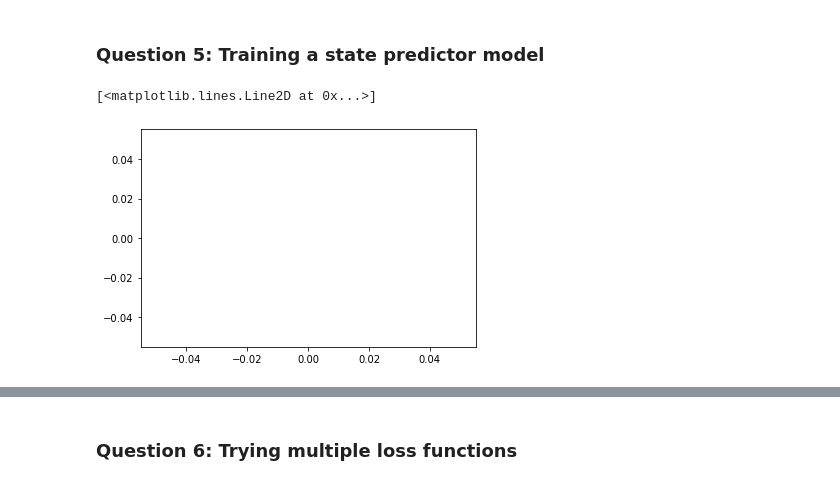
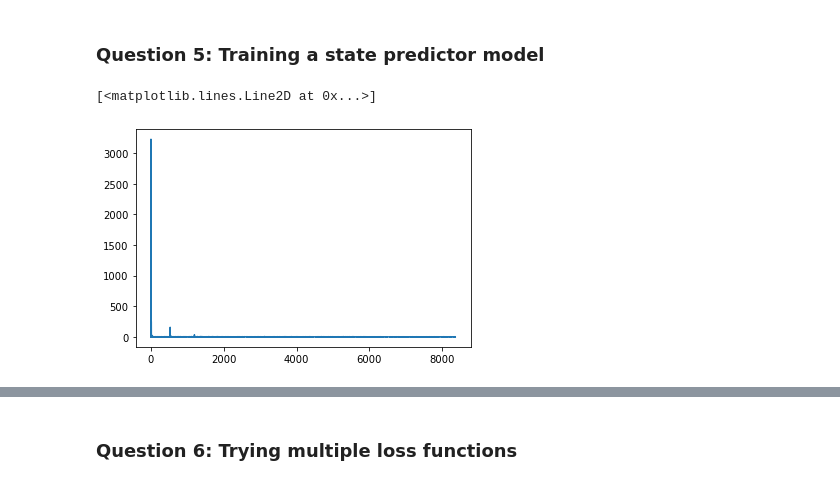
Before and after one commit to 13770559934/RL_CW_and_Lab, a Jupyter notebook: Week 6 - Lab 3 roy.ipynb, the cells around one changed output, grey strips where cells are left out. Cells and saved outputs as stored; diff of their text form; code cells hidden in the pictures.

Commit message:
Finished Week6 Lab3, using DNN to predict next state

```diff
--- a/Week 6 - Lab 3 roy.ipynb
+++ b/Week 6 - Lab 3 roy.ipynb
@@ -33,7 +33,7 @@ video_dir = os.path.join(cwd, 'random_episode')
 if not os.path.isdir(video_dir):
     os.mkdir(video_dir)
 video_file = os.path.join(video_dir, "random_episode.mp4")
-env = gym.make('CartPole-v0', render_mode="rgb_array")
+env = gym.make('CartPole-v1', render_mode="rgb_array")
 
 # Perform an episode in the environemnt with random actions
 state = env.reset()
@@ -53,4 +53,6 @@ video_recorder.enabled = False
 
 print(f"Video saved in folder {video_dir}")
 env.close()
+
+state, next_state, reward
 # %% [output]
@@ -91,10 +78,16 @@ def simple_policy(state, p_random):
     Output: action {int} - action to perform in the environemnt
     """
     ####
-    # Add your code here
+    if state[3] > 0:
+        ideal = 0
+        non_ideal = 1
+    else:
+        ideal = 1
+        non_ideal = 0
+    a = np.random.choice([ideal, non_ideal], 1, p = (p_random, 1- p_random))
     ####
 
-    return 0
+    return a[0]
 # %%
 # Rate of random action sampling
 p_random = 0.2
@@ -303,37 +330,54 @@ def MSE_loss(prediction, target):
   return ((prediction - target)**2).sum(dim=-1).mean()
 # %%
 # Creating the environment
-env = gym.make('CartPole-v0')
+env = gym.make('CartPole-v1')
 
 # Defining the parameters
 state_dim = 4
 action_dim = 1
 
 input_size = state_dim + action_dim
 output_size = state_dim
 num_hidden = 2
 hidden_size = 50
 
 # Creating the predictor model
 state_predictor = MLP(input_size, output_size, num_hidden, hidden_size)
 
 # Creating the optmizer
-optimiser = optim.Adam(state_predictor.parameters())
+optimiser = optim.Adam(state_predictor.parameters(), lr = 0.4)
 
 # [Action required]
 # Training loop
-num_epochs = 5
+num_epochs = 2
 losses = [] # Contain all successive loss function values
 
 ####
-# Add your code here
+for i in range(num_epochs):
+    for j in range(num_batches):
+
+        optimiser = optim.Adam(state_predictor.parameters(), lr = (0.4 - 0.4* (i * num_batches + j) / ((num_batches+1) * (num_epochs+1)) ) )
+        # forward
+        y_pred = state_predictor(batched_state_action[j])
+
+        loss = MSE_loss(prediction= y_pred, target= batched_next_state[j])
+
+        losses.append(loss)
+
+        optimiser.zero_grad()
+
+        loss.backward()
+
+        optimiser.step()
+
+
 ####
 
 # Closing the environment
 env.close()
 
 # Plot the loss across training
-plt.plot(losses)
+plt.plot([t.item() for t in losses])
 # %% [output]
 [<matplotlib.lines.Line2D at 0x...>]
-[figure, old version]
+[figure, new version]
```
Also changed, not shown: parts of 9 cells of this notebook, 7 other files.
